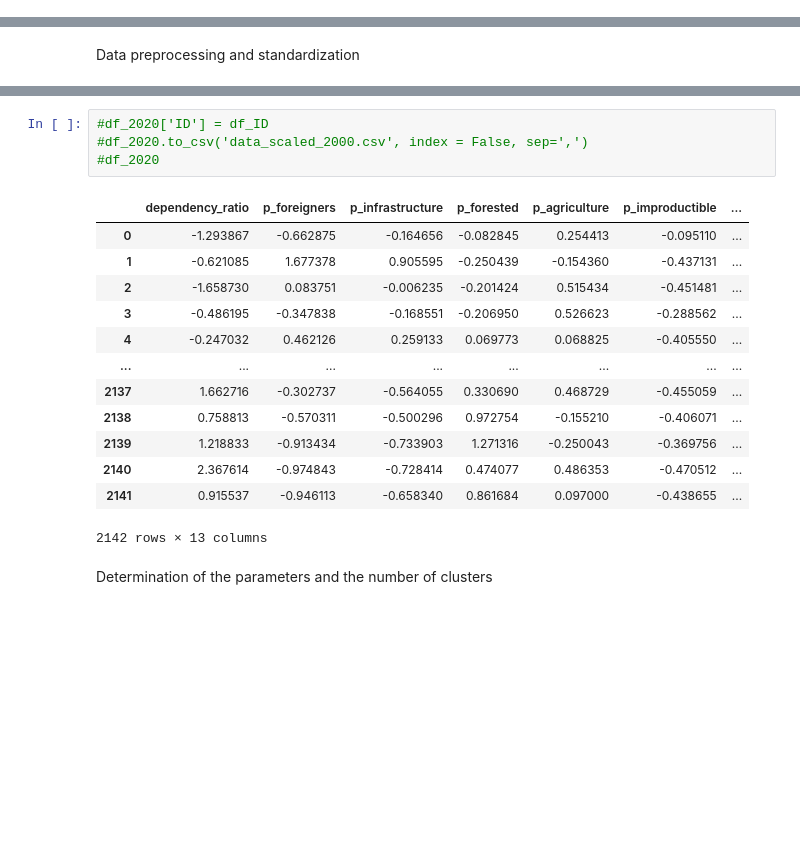
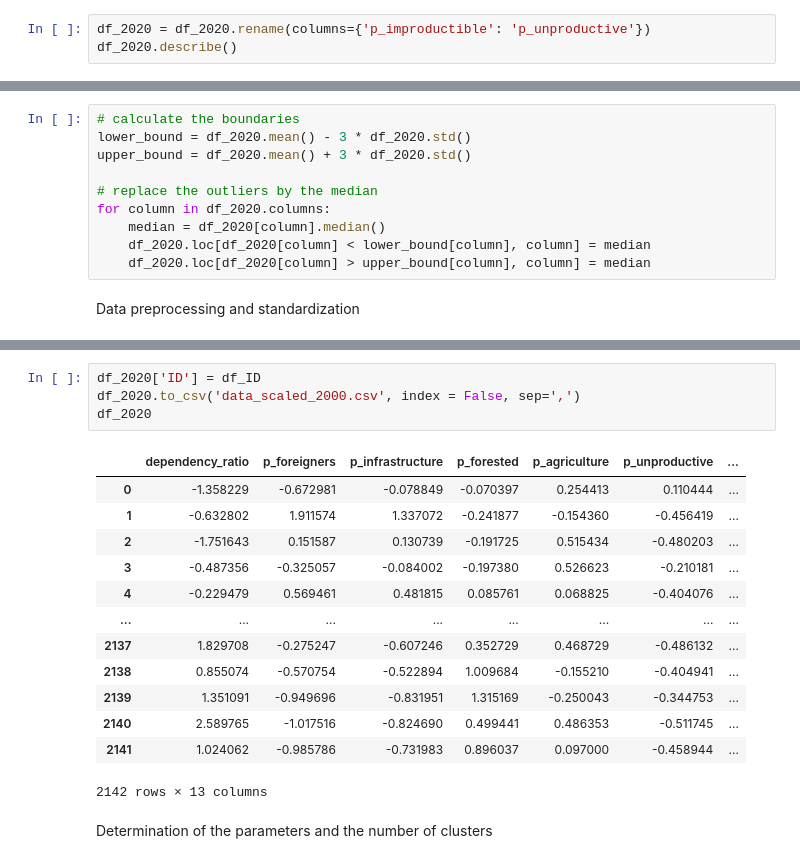
Before and after one commit to axellebersier/Urban_data_mining, a Jupyter notebook: Data_description_2000.ipynb, the cells around one changed output, grey strips where cells are left out. Drawn from its saved outputs; the diff is of its cells as text; blank space fills up the shorter version.

```diff
--- a/Data_description_2000.ipynb
+++ b/Data_description_2000.ipynb
@@ -85,0 +74,3 @@ df_2020.describe()
+# %%
+df_2020 = df_2020.rename(columns={'p_improductible': 'p_unproductive'})
+df_2020.describe()
@@ -188,3 +190,13 @@ from sklearn.preprocessing import StandardScaler
+# %%
+# calculate the boundaries
+lower_bound = df_2020.mean() - 3 * df_2020.std()
+upper_bound = df_2020.mean() + 3 * df_2020.std()
+
+# replace the outliers by the median
+for column in df_2020.columns:
+    median = df_2020[column].median()
+    df_2020.loc[df_2020[column] < lower_bound[column], column] = median
+    df_2020.loc[df_2020[column] > upper_bound[column], column] = median
 # %% [markdown]
 Data preprocessing and standardization
 # %%
@@ -215,22 +227,22 @@ print(df_2020)
 
 [2142 rows x 12 columns]
 # %%
-#df_2020['ID'] = df_ID
-#df_2020.to_csv('data_scaled_2000.csv', index = False, sep=',')
-#df_2020
+df_2020['ID'] = df_ID
+df_2020.to_csv('data_scaled_2000.csv', index = False, sep=',')
+df_2020
 # %% [output]
-|  | dependency_ratio | p_foreigners | p_infrastructure | p_forested | p_agriculture | p_improductible | ... |
-| 0 | -1.293867 | -0.662875 | -0.164656 | -0.082845 | 0.254413 | -0.095110 | ... |
-| 1 | -0.621085 | 1.677378 | 0.905595 | -0.250439 | -0.154360 | -0.437131 | ... |
-| 2 | -1.658730 | 0.083751 | -0.006235 | -0.201424 | 0.515434 | -0.451481 | ... |
-| 3 | -0.486195 | -0.347838 | -0.168551 | -0.206950 | 0.526623 | -0.288562 | ... |
-| 4 | -0.247032 | 0.462126 | 0.259133 | 0.069773 | 0.068825 | -0.405550 | ... |
+|  | dependency_ratio | p_foreigners | p_infrastructure | p_forested | p_agriculture | p_unproductive | ... |
+| 0 | -1.358229 | -0.672981 | -0.078849 | -0.070397 | 0.254413 | 0.110444 | ... |
+| 1 | -0.632802 | 1.911574 | 1.337072 | -0.241877 | -0.154360 | -0.456419 | ... |
+| 2 | -1.751643 | 0.151587 | 0.130739 | -0.191725 | 0.515434 | -0.480203 | ... |
+| 3 | -0.487356 | -0.325057 | -0.084002 | -0.197380 | 0.526623 | -0.210181 | ... |
+| 4 | -0.229479 | 0.569461 | 0.481815 | 0.085761 | 0.068825 | -0.404076 | ... |
 | ... | ... | ... | ... | ... | ... | ... | ... |
-| 2137 | 1.662716 | -0.302737 | -0.564055 | 0.330690 | 0.468729 | -0.455059 | ... |
-| 2138 | 0.758813 | -0.570311 | -0.500296 | 0.972754 | -0.155210 | -0.406071 | ... |
-| 2139 | 1.218833 | -0.913434 | -0.733903 | 1.271316 | -0.250043 | -0.369756 | ... |
-| 2140 | 2.367614 | -0.974843 | -0.728414 | 0.474077 | 0.486353 | -0.470512 | ... |
-| 2141 | 0.915537 | -0.946113 | -0.658340 | 0.861684 | 0.097000 | -0.438655 | ... |
+| 2137 | 1.829708 | -0.275247 | -0.607246 | 0.352729 | 0.468729 | -0.486132 | ... |
+| 2138 | 0.855074 | -0.570754 | -0.522894 | 1.009684 | -0.155210 | -0.404941 | ... |
+| 2139 | 1.351091 | -0.949696 | -0.831951 | 1.315169 | -0.250043 | -0.344753 | ... |
+| 2140 | 2.589765 | -1.017516 | -0.824690 | 0.499441 | 0.486353 | -0.511745 | ... |
+| 2141 | 1.024062 | -0.985786 | -0.731983 | 0.896037 | 0.097000 | -0.458944 | ... |
 2142 rows × 13 columns
 # %% [markdown]
 Determination of the parameters and the number of clusters
```
Also changed, not shown: parts of 15 cells of this notebook.
